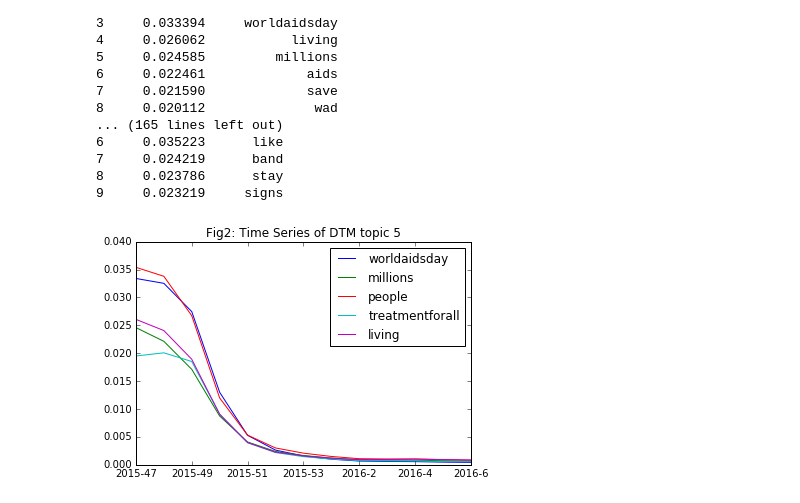
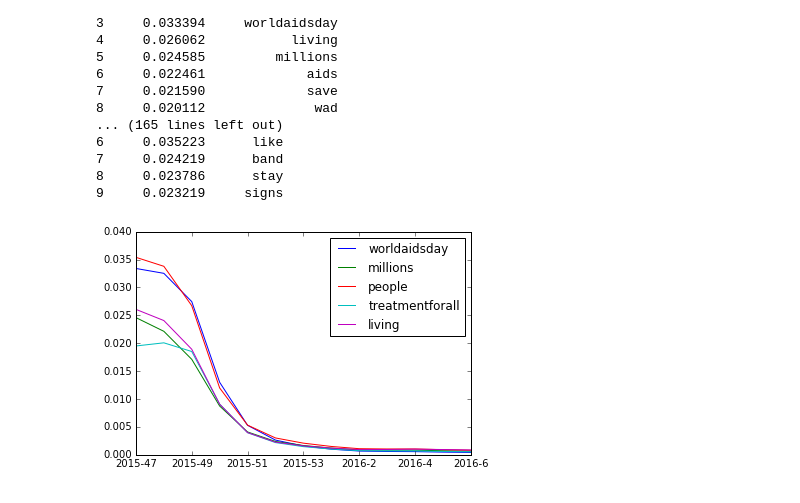
Before and after one commit to quinngroup/sm_w2v, a Jupyter notebook: notebooks/dtm_example.ipynb, the cells around one changed output. Saved outputs shown, nothing was run; the diff lists cells and outputs as text; code cells hidden in the pictures.

```diff
--- a/notebooks/dtm_example.ipynb
+++ b/notebooks/dtm_example.ipynb
@@ -200,24 +200,24 @@ for t_index in range(len(model.time_slices)):
 # %%
 # needs to be re-run. Use tf-idf
 data = []
 for t_index in range(len(model.time_slices)):
     words = model.show_topic(topicid=5, time=t_index, topn=1000)
 
     columns = ['worldaidsday', 'millions', 'people', 'treatmentforall', 'living']
     row = []
     for col in columns:
         cell = [w[0] for w in words if w[1] == col]
         if not cell:
             cell = .000001
         else:
             cell = cell[0]
         row.append(cell)
     data.append(row)
 
 
 df = pd.DataFrame(data, columns=columns, index=weeknums)
-ax = df.plot(title='Fig2: Time Series of DTM topic 5')
+ax = df.plot(title='')
 fig = ax.get_figure()
-fig.savefig('Fig2: Time Series of DTM topic 5.pdf', format='pdf')
+fig.savefig('fig2.pdf', format='pdf')
 # %% [output]
-[figure, old version]
+[figure, new version]
```
Also changed, not shown: parts of 2 cells of this notebook, 30 other files.
